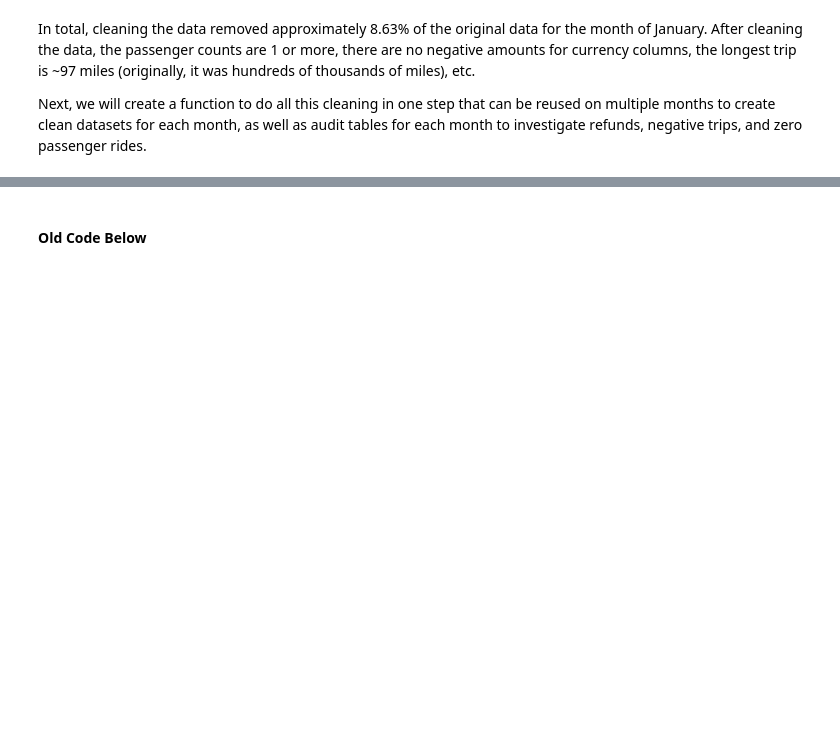
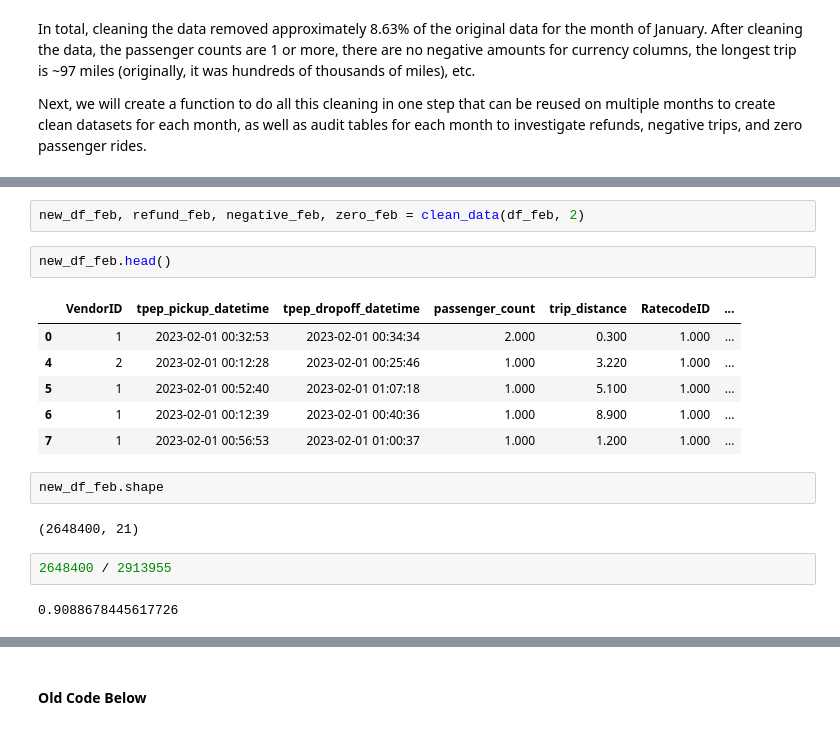
Before and after one commit to danielphilip12/NYC-Taxi-Analysis, a Jupyter notebook: notebooks/etl_ingest.ipynb, the cells around one changed output, grey strips where cells are left out. Saved outputs shown, nothing was run; the diff lists cells and outputs as text; blank space fills up the shorter version.

Commit message:
Create data cleaning function to apply on other months

```diff
--- a/notebooks/etl_ingest.ipynb
+++ b/notebooks/etl_ingest.ipynb
@@ -671,0 +742,19 @@ Next, we will create a function to do all this cleaning in one step that can be
+# %%
+new_df_feb, refund_feb, negative_feb, zero_feb = clean_data(df_feb, 2)
+# %%
+new_df_feb.head()
+# %% [output]
+|  | VendorID | tpep_pickup_datetime | tpep_dropoff_datetime | passenger_count | trip_distance | RatecodeID | ... |
+| 0 | 1 | 2023-02-01 00:32:53 | 2023-02-01 00:34:34 | 2.000 | 0.300 | 1.000 | ... |
+| 4 | 2 | 2023-02-01 00:12:28 | 2023-02-01 00:25:46 | 1.000 | 3.220 | 1.000 | ... |
+| 5 | 1 | 2023-02-01 00:52:40 | 2023-02-01 01:07:18 | 1.000 | 5.100 | 1.000 | ... |
+| 6 | 1 | 2023-02-01 00:12:39 | 2023-02-01 00:40:36 | 1.000 | 8.900 | 1.000 | ... |
+| 7 | 1 | 2023-02-01 00:56:53 | 2023-02-01 01:00:37 | 1.000 | 1.200 | 1.000 | ... |
+# %%
+new_df_feb.shape
+# %% [output]
+(2648400, 21)
+# %%
+2648400 / 2913955
+# %% [output]
+0.9088678445617726
```
Also changed, not shown: parts of 14 cells of this notebook.
